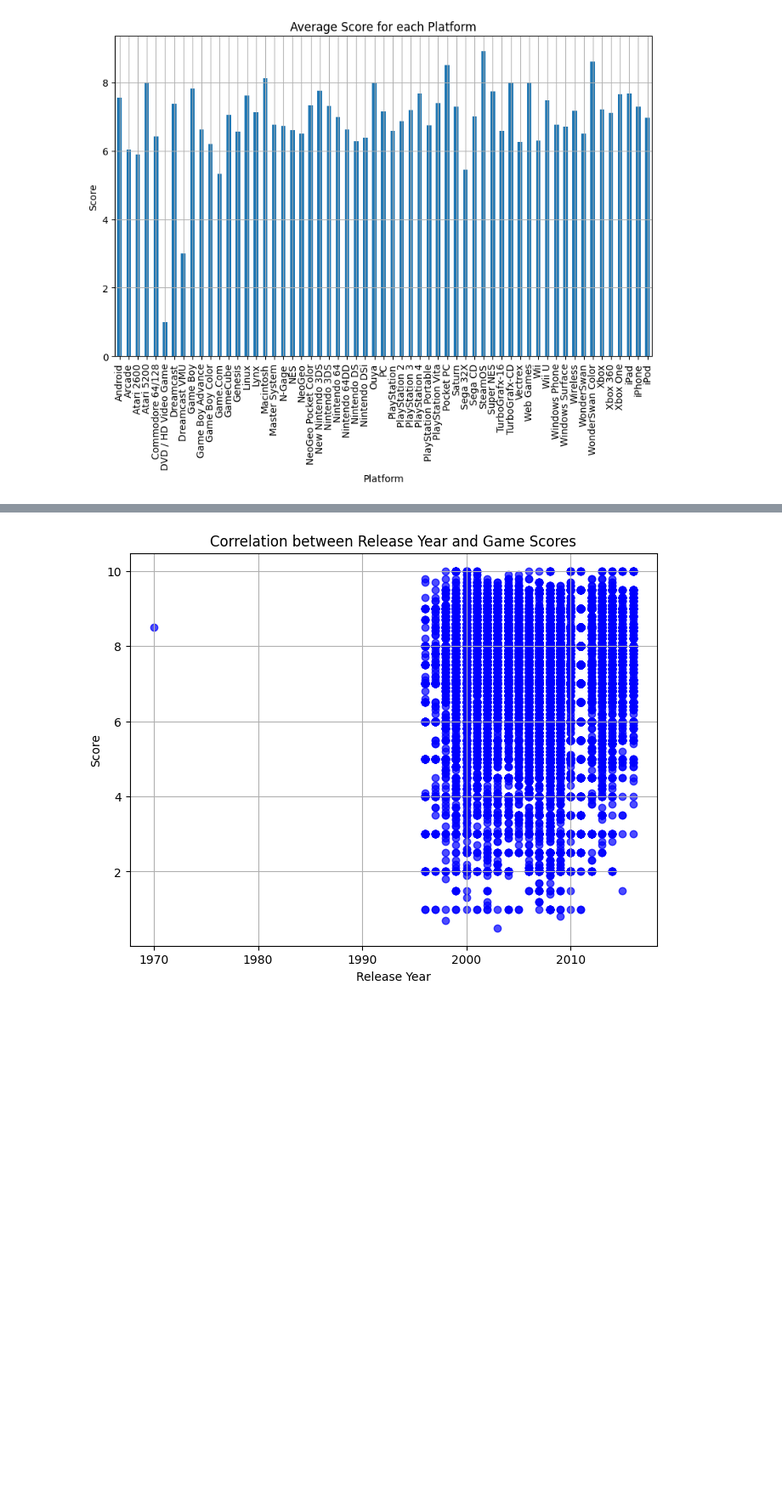
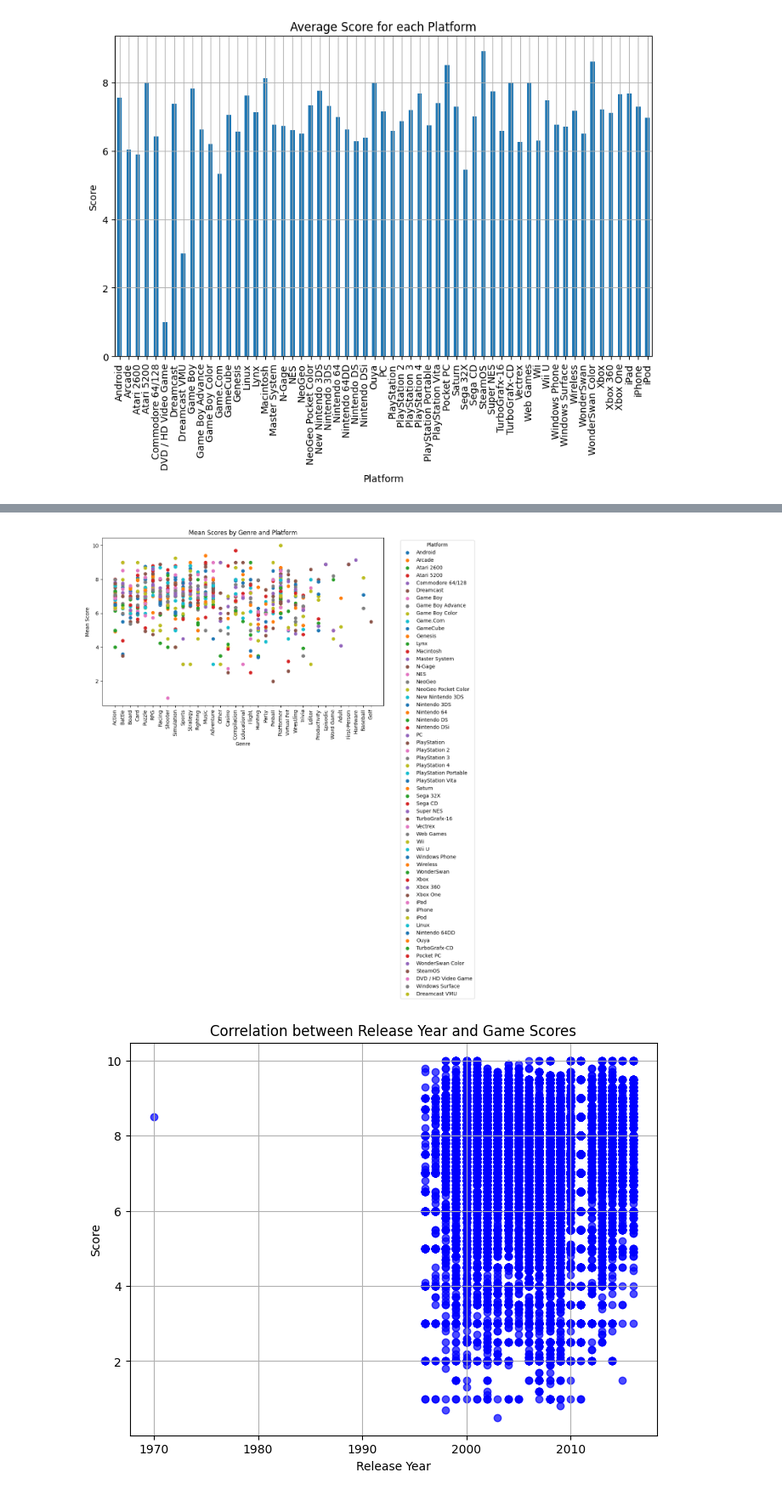
Before and after one commit to FranciscoTeon/Video-game-ratings-best-to-worst-Data-Analysis, a Jupyter notebook: notebooks/IGNData_Analysis_project.ipynb, the cells around one changed output, grey strips where cells are left out. Shown at 85% size. Cells and saved outputs as stored; diff of their text form; code cells hidden in the pictures; blank space fills up the shorter version.

```diff
--- a/notebooks/IGNData_Analysis_project.ipynb
+++ b/notebooks/IGNData_Analysis_project.ipynb
@@ -328,3 +546,20 @@ plt.grid(True)
+# %%
+#Do certain genres tend to have higher average scores on specific platforms?
+mean_scores = ign_df.groupby(['genre', 'platform'])['score'].mean().reset_index()
+
+plt.figure(figsize=(10, 6))
+for platform in mean_scores['platform'].unique():
+    platform_data = mean_scores[mean_scores['platform'] == platform]
+    plt.scatter(platform_data['genre'], platform_data['score'], label=platform)
+
+plt.xlabel('Genre')
+plt.ylabel('Mean Score')
+plt.title('Mean Scores by Genre and Platform')
+plt.legend(title='Platform',  bbox_to_anchor=(1.05, 1), loc='upper left' )
+plt.xticks(rotation=90)
+plt.show()
+# %% [output]
+[figure, added]
 # %%
 #Is there any correlation between release year and game scores?
 plt.figure(figsize=(8, 6))
```
Also changed, not shown: parts of 34 cells of this notebook.
